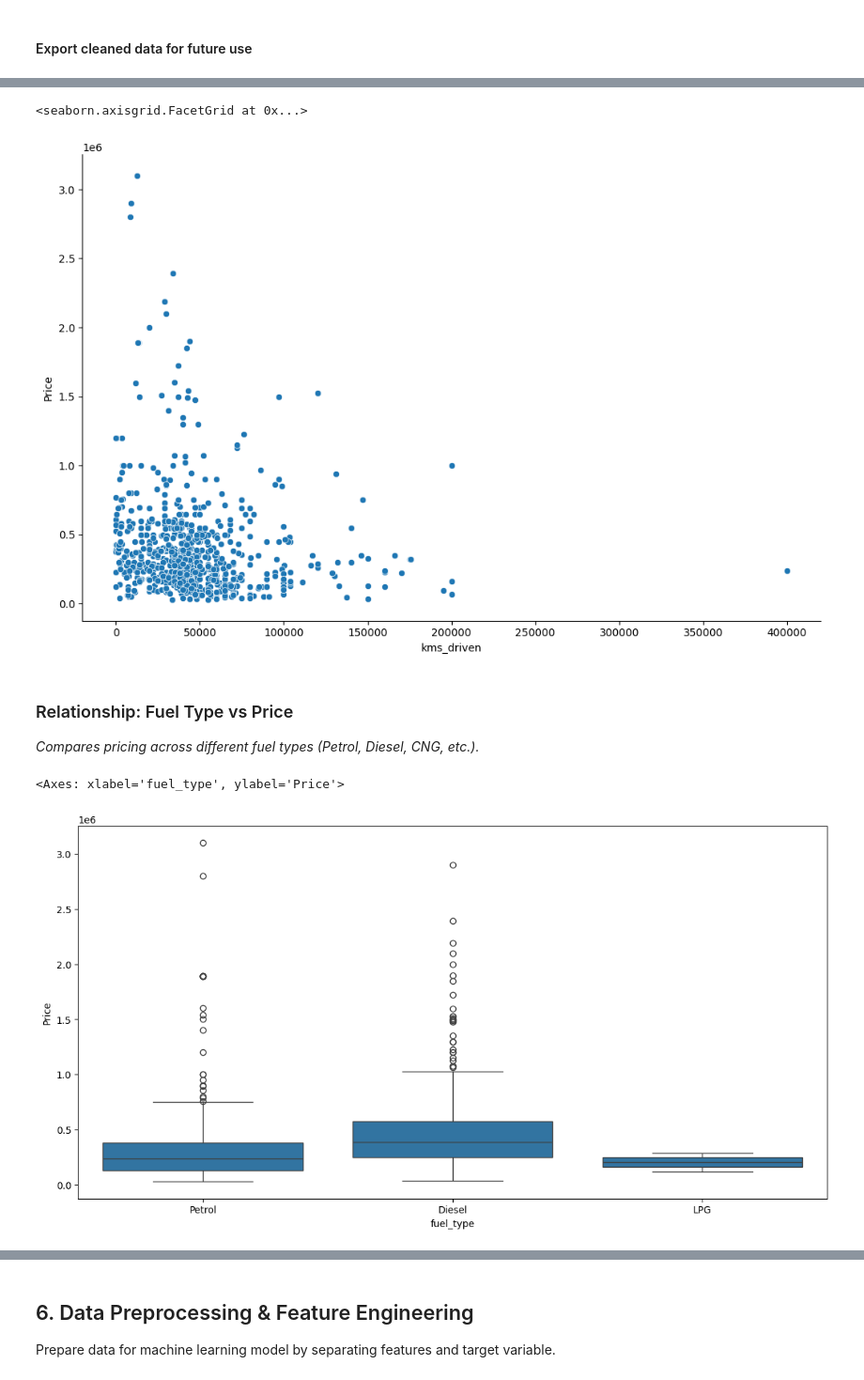
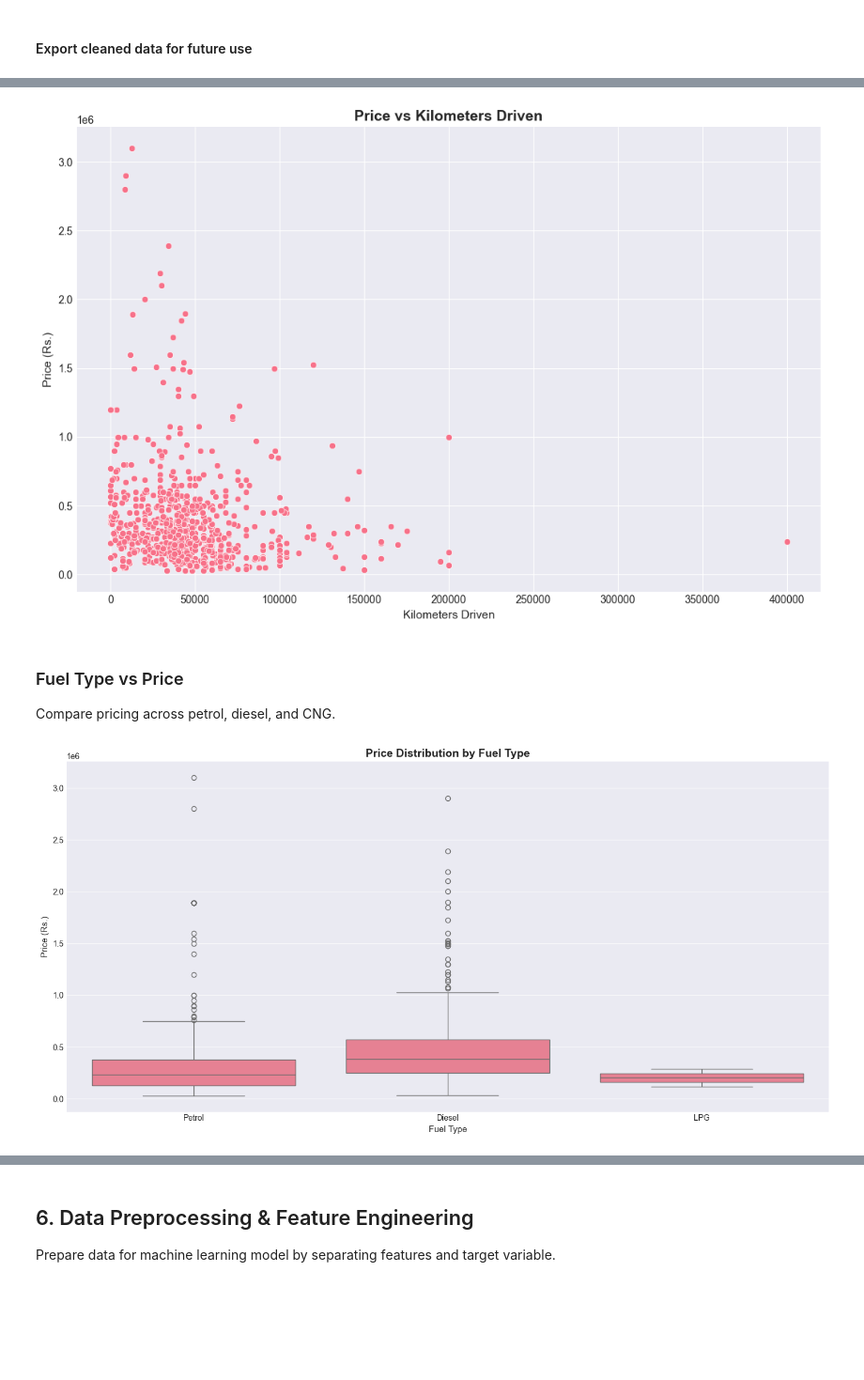
Before and after one commit to aaravgoel2209/ml-car-price-predictor, a Jupyter notebook: quikr-predictor.ipynb, the cells around one changed output, grey strips where cells are left out. Shown at 94% size. Drawn from its saved outputs; the diff is of its cells as text; code cells hidden in the pictures; blank space fills up the shorter version.

```diff
--- a/quikr-predictor.ipynb
+++ b/quikr-predictor.ipynb
@@ -418,25 +389,23 @@ plt.show()
 sns.relplot(x='kms_driven',y='Price',data=car,height=7,aspect=1.5)
 plt.title('Price vs Kilometers Driven', fontsize=14, fontweight='bold')
 plt.xlabel('Kilometers Driven', fontsize=11)
-plt.ylabel('Price (₹)', fontsize=11)
+plt.ylabel('Price (Rs.)', fontsize=11)
 plt.tight_layout()
 plt.show()
 # %% [output]
-<seaborn.axisgrid.FacetGrid at 0x...>
-[figure, old version]
+[figure, new version]
 # %% [markdown]
-### Relationship: Fuel Type vs Price
+### Fuel Type vs Price
 
-*Compares pricing across different fuel types (Petrol, Diesel, CNG, etc.).*
+Compare pricing across petrol, diesel, and CNG.
 # %%
 plt.figure(figsize=(14,7))
 sns.boxplot(x='fuel_type',y='Price',data=car)
 plt.title('Price Distribution by Fuel Type', fontsize=14, fontweight='bold')
-plt.ylabel('Price (₹)', fontsize=11)
+plt.ylabel('Price (Rs.)', fontsize=11)
 plt.xlabel('Fuel Type', fontsize=11)
 plt.tight_layout()
 plt.show()
 # %% [output]
-<Axes: xlabel='fuel_type', ylabel='Price'>
-[figure, old version]
+[figure, new version]
 # %% [markdown]
```
Also changed, not shown: parts of 65 cells of this notebook, 7 other files.
